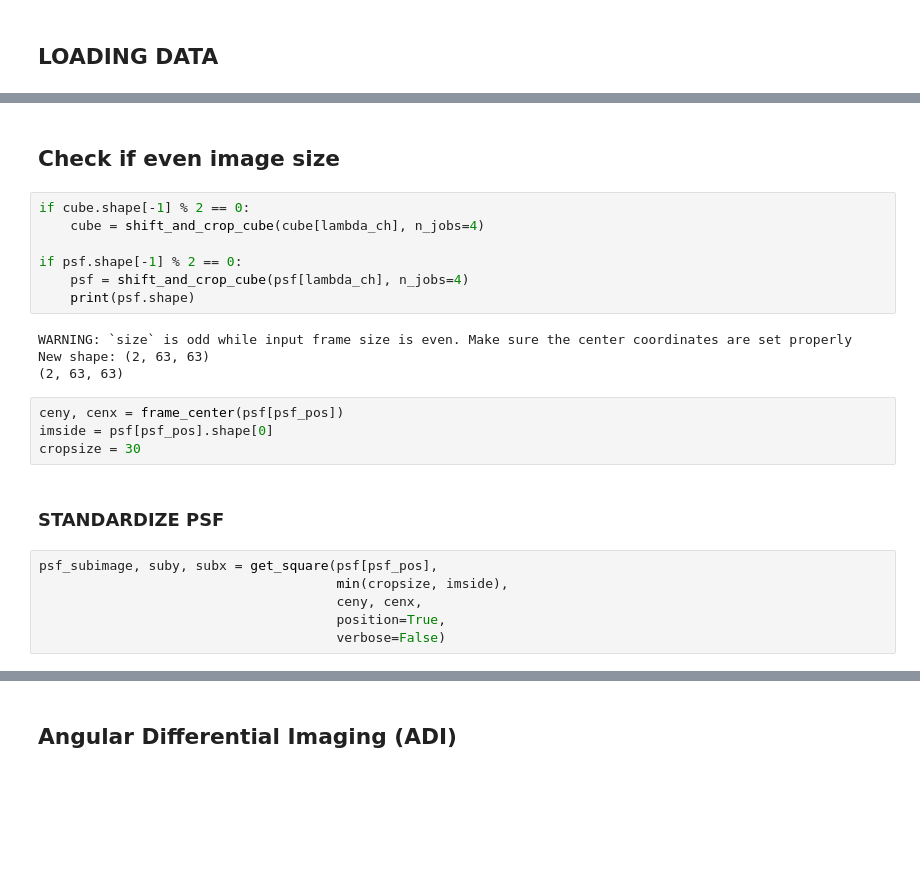
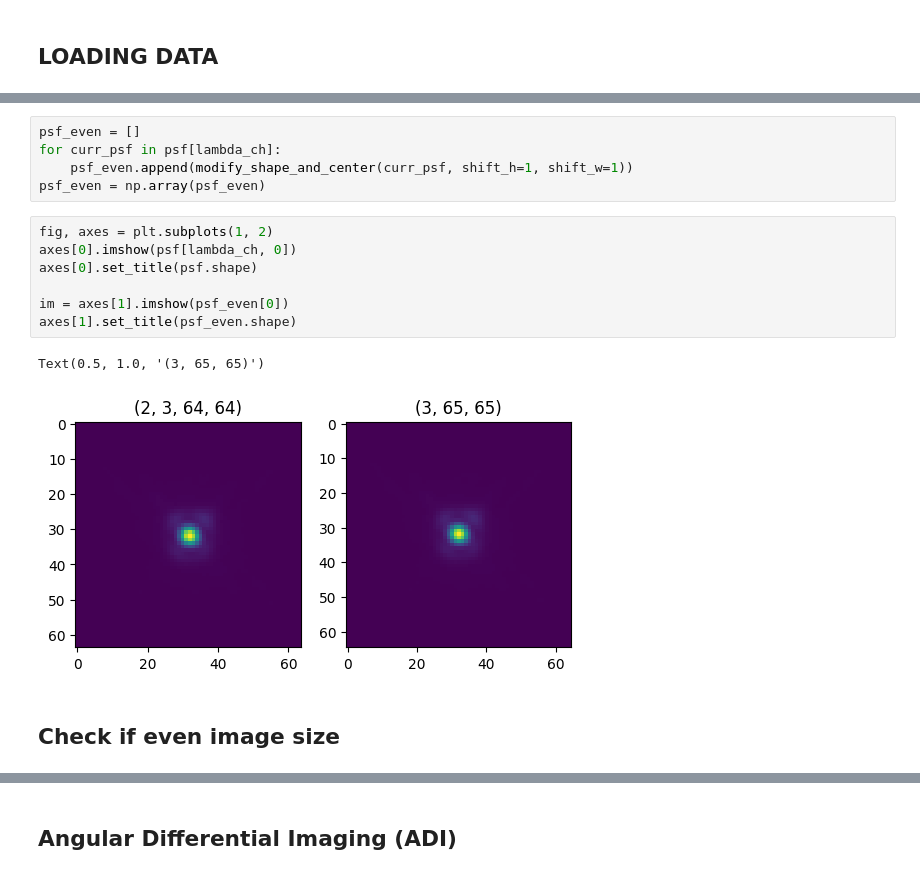
Before and after one commit to yemsnucleus/NEGFC, a Jupyter notebook: mcmc.ipynb, the cells around one changed output, grey strips where cells are left out. Drawn from its saved outputs; the diff is of its cells as text; blank space fills up the shorter version.

```diff
--- a/mcmc.ipynb
+++ b/mcmc.ipynb
@@ -51,25 +76,17 @@ Fits HDU-0 data successfully loaded. Data shape: (2,)
+# %%
+psf_even = []
+for curr_psf in psf[lambda_ch]:
+    psf_even.append(modify_shape_and_center(curr_psf, shift_h=1, shift_w=1))
+psf_even = np.array(psf_even)
+# %%
+fig, axes = plt.subplots(1, 2)
+axes[0].imshow(psf[lambda_ch, 0])
+axes[0].set_title(psf.shape)
+
+im = axes[1].imshow(psf_even[0])
+axes[1].set_title(psf_even.shape)
+# %% [output]
+Text(0.5, 1.0, '(3, 65, 65)')
+[figure, added]
 # %% [markdown]
 ## Check if even image size
-# %%
-if cube.shape[-1] % 2 == 0:
-    cube = shift_and_crop_cube(cube[lambda_ch], n_jobs=4)
-
-if psf.shape[-1] % 2 == 0:
-    psf = shift_and_crop_cube(psf[lambda_ch], n_jobs=4)
-    print(psf.shape)
-# %% [output]
-WARNING: `size` is odd while input frame size is even. Make sure the center coordinates are set properly
-New shape: (2, 63, 63)
-(2, 63, 63)
-# %%
-ceny, cenx = frame_center(psf[psf_pos])
-imside = psf[psf_pos].shape[0]
-cropsize = 30
-# %% [markdown]
-### STANDARDIZE PSF
-# %%
-psf_subimage, suby, subx = get_square(psf[psf_pos],
-                                      min(cropsize, imside),
-                                      ceny, cenx,
-                                      position=True,
-                                      verbose=False)
```
Also changed, not shown: parts of 54 cells of this notebook, 4 other files.
